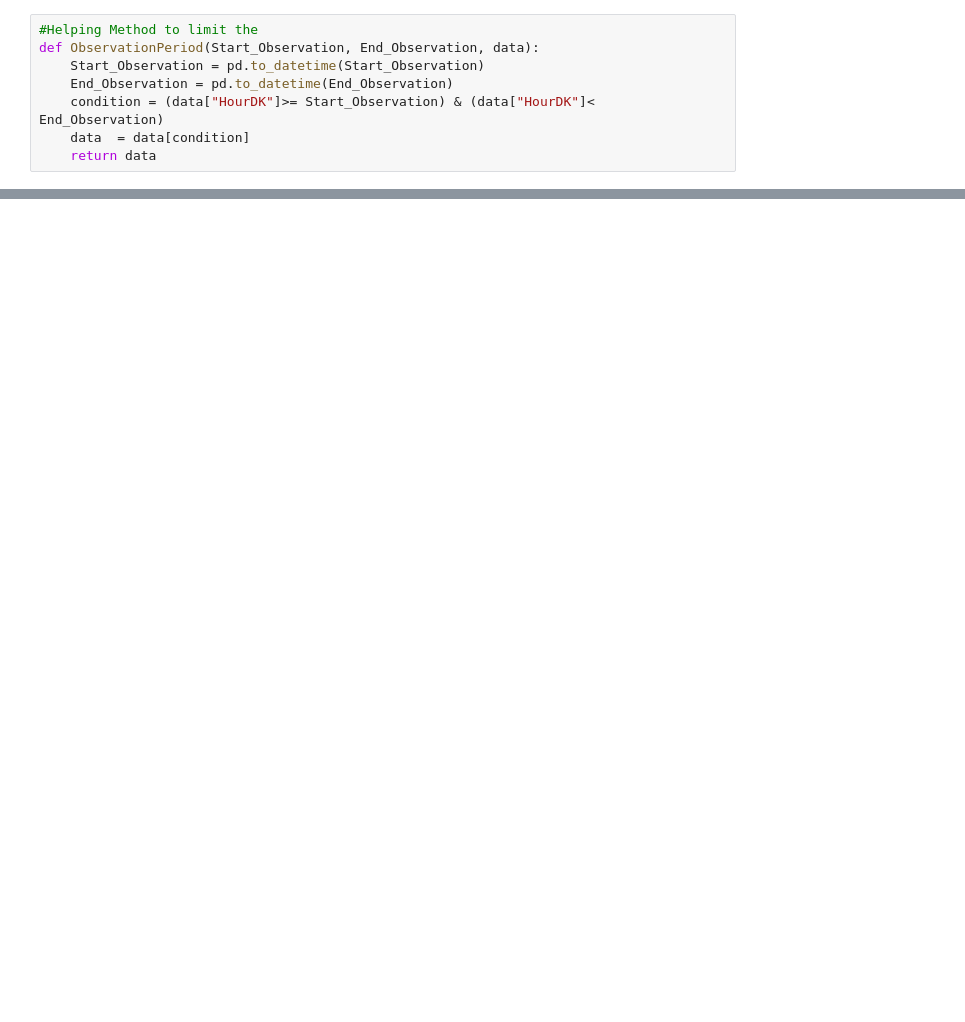
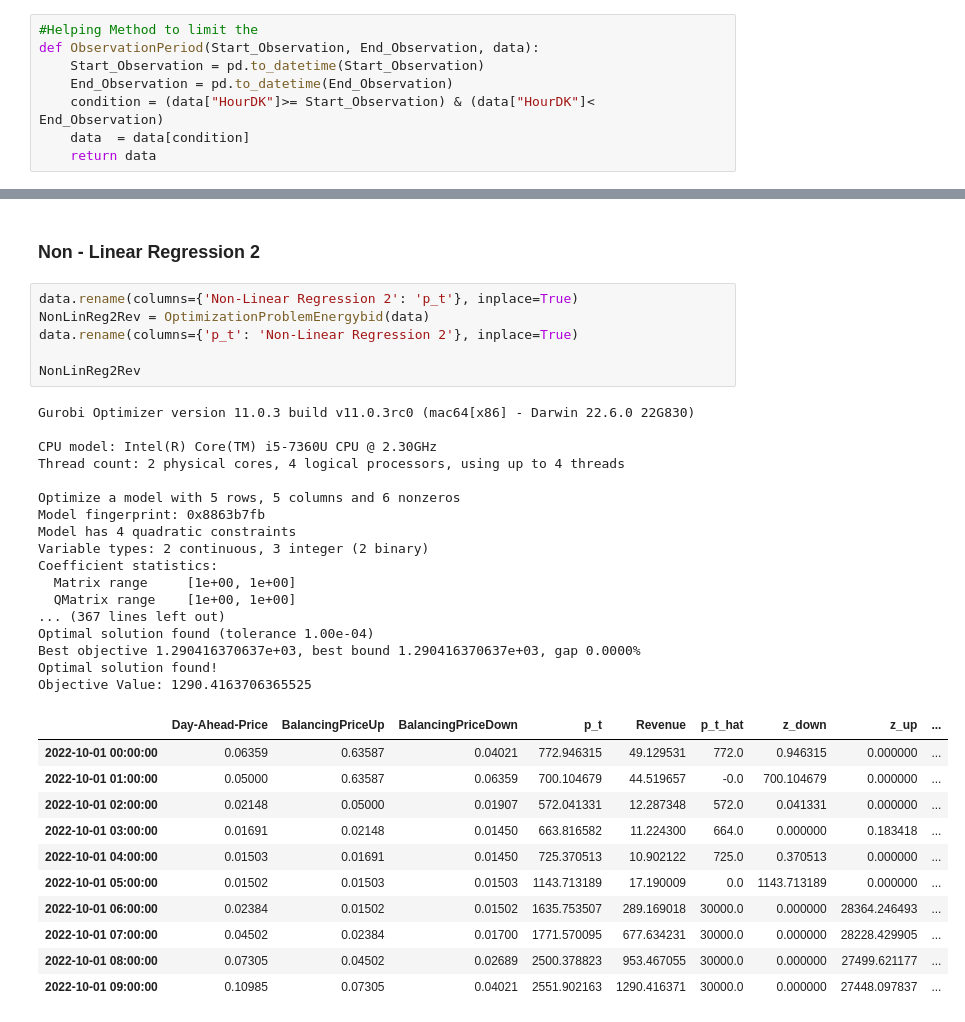
Before and after one commit to dzzz707/46765-ml-for-energy-systems, a Jupyter notebook: assignment1/Revenue_Calculation.ipynb, the cells around one changed output, grey strips where cells are left out. Saved outputs shown, nothing was run; the diff lists cells and outputs as text; blank space fills up the shorter version.

```diff
--- a/assignment1/Revenue_Calculation.ipynb
+++ b/assignment1/Revenue_Calculation.ipynb
@@ -287,0 +331,37 @@ Total Revenue for the year: 5387.138313850197
+# %% [markdown]
+### Non - Linear Regression 2
+# %%
+data.rename(columns={'Non-Linear Regression 2': 'p_t'}, inplace=True)
+NonLinReg2Rev = OptimizationProblemEnergybid(data)
+data.rename(columns={'p_t': 'Non-Linear Regression 2'}, inplace=True)
+
+NonLinReg2Rev
+# %% [output]
+Gurobi Optimizer version 11.0.3 build v11.0.3rc0 (mac64[x86] - Darwin 22.6.0 22G830)
+
+CPU model: Intel(R) Core(TM) i5-7360U CPU @ 2.30GHz
+Thread count: 2 physical cores, 4 logical processors, using up to 4 threads
+
+Optimize a model with 5 rows, 5 columns and 6 nonzeros
+Model fingerprint: 0x8863b7fb
+Model has 4 quadratic constraints
+Variable types: 2 continuous, 3 integer (2 binary)
+Coefficient statistics:
+  Matrix range     [1e+00, 1e+00]
+  QMatrix range    [1e+00, 1e+00]
+... (367 lines left out)
+Optimal solution found (tolerance 1.00e-04)
+Best objective 1.290416370637e+03, best bound 1.290416370637e+03, gap 0.0000%
+Optimal solution found!
+Objective Value: 1290.4163706365525
+|  | Day-Ahead-Price | BalancingPriceUp | BalancingPriceDown | p_t | Revenue | p_t_hat | z_down | z_up | ... |
+| 2022-10-01 00:00:00 | 0.06359 | 0.63587 | 0.04021 | 772.946315 | 49.129531 | 772.0 | 0.946315 | 0.000000 | ... |
+| 2022-10-01 01:00:00 | 0.05000 | 0.63587 | 0.06359 | 700.104679 | 44.519657 | -0.0 | 700.104679 | 0.000000 | ... |
+| 2022-10-01 02:00:00 | 0.02148 | 0.05000 | 0.01907 | 572.041331 | 12.287348 | 572.0 | 0.041331 | 0.000000 | ... |
+| 2022-10-01 03:00:00 | 0.01691 | 0.02148 | 0.01450 | 663.816582 | 11.224300 | 664.0 | 0.000000 | 0.183418 | ... |
+| 2022-10-01 04:00:00 | 0.01503 | 0.01691 | 0.01450 | 725.370513 | 10.902122 | 725.0 | 0.370513 | 0.000000 | ... |
+| 2022-10-01 05:00:00 | 0.01502 | 0.01503 | 0.01503 | 1143.713189 | 17.190009 | 0.0 | 1143.713189 | 0.000000 | ... |
+| 2022-10-01 06:00:00 | 0.02384 | 0.01502 | 0.01502 | 1635.753507 | 289.169018 | 30000.0 | 0.000000 | 28364.246493 | ... |
+| 2022-10-01 07:00:00 | 0.04502 | 0.02384 | 0.01700 | 1771.570095 | 677.634231 | 30000.0 | 0.000000 | 28228.429905 | ... |
+| 2022-10-01 08:00:00 | 0.07305 | 0.04502 | 0.02689 | 2500.378823 | 953.467055 | 30000.0 | 0.000000 | 27499.621177 | ... |
+| 2022-10-01 09:00:00 | 0.10985 | 0.07305 | 0.04021 | 2551.902163 | 1290.416371 | 30000.0 | 0.000000 | 27448.097837 | ... |
```
Also changed, not shown: parts of 12 cells of this notebook.
